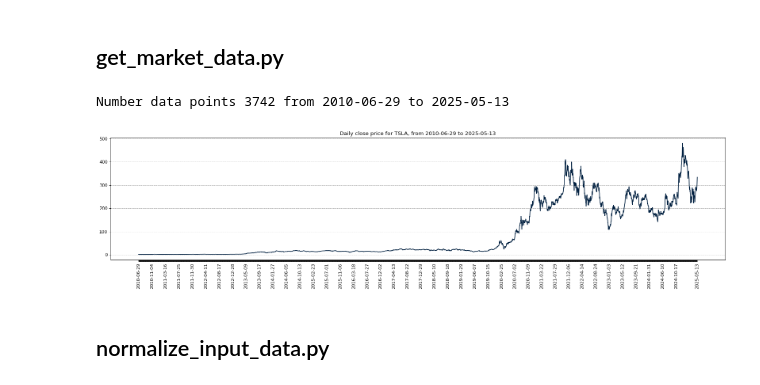
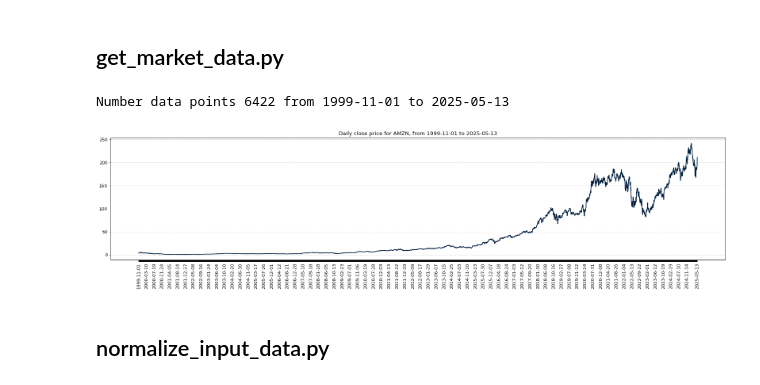
Before and after one commit to chandlerketelsen/portfolio, a Jupyter notebook: Deep Learning/LSTM Markets/lstm_alpha_academy.ipynb, the cells around one changed output. Cells and saved outputs as stored; diff of their text form; code cells hidden in the pictures.

```diff
--- a/Deep Learning/LSTM Markets/lstm_alpha_academy.ipynb
+++ b/Deep Learning/LSTM Markets/lstm_alpha_academy.ipynb
@@ -54,7 +54,7 @@ All libraries loaded.
 config = {
     "alpha_vantage": {
         "key": "demo", # you can use the demo API key for this project, but please make sure to get your own API key at https://www.alphavantage.co/support/#api-key
-        "symbol": "TSLA",
+        "symbol": "AMZN",
         "outputsize": "full",
         "key_adjusted_close": "5. adjusted close",
     },
@@ -90,38 +90,38 @@ config = {
 # %%
 
 def download_data(config):
-    ts = TimeSeries(key='WT3P7957XP6T1AU1') #you can use the demo API key for this project, but please make sure to eventually get your own API key at https://www.alphavantage.co/support/#api-key.
+    ts = TimeSeries(key='demo') #you can use the demo API key for this project, but please make sure to eventually get your own API key at https://www.alphavantage.co/support/#api-key.
     data, meta_data = ts.get_daily_adjusted(config["alpha_vantage"]["symbol"], outputsize=config["alpha_vantage"]["outputsize"])
 
     data_date = [date for date in data.keys()]
     data_date.reverse()
 
     data_close_price = [float(data[date][config["alpha_vantage"]["key_adjusted_close"]]) for date in data.keys()]
     data_close_price.reverse()
     data_close_price = np.array(data_close_price)
 
     num_data_points = len(data_date)
     display_date_range = "from " + data_date[0] + " to " + data_date[num_data_points-1]
     print("Number data points", num_data_points, display_date_range)
 
     return data_date, data_close_price, num_data_points, display_date_range
 
 data_date, data_close_price, num_data_points, display_date_range = download_data(config)
 
 # plot
 
 fig = figure(figsize=(25, 5), dpi=80)
 fig.patch.set_facecolor((1.0, 1.0, 1.0))
 plt.plot(data_date, data_close_price, color=config["plots"]["color_actual"])
 xticks = [data_date[i] if ((i%config["plots"]["xticks_interval"]==0 and (num_data_points-i) > config["plots"]["xticks_interval"]) or i==num_data_points-1) else None for i in range(num_data_points)] # make x ticks nice
 x = np.arange(0,len(xticks))
 plt.xticks(x, xticks, rotation='vertical')
 plt.title("Daily close price for " + config["alpha_vantage"]["symbol"] + ", " + display_date_range)
 plt.grid(which='major', axis='y', linestyle='--')
 plt.show()
 # %% [output]
-Number data points 3742 from 2010-06-29 to 2025-05-13
+Number data points 6422 from 1999-11-01 to 2025-05-13
-[figure, old version]
+[figure, new version]
 # %% [markdown]
 ## normalize_input_data.py
 # %%
```
Also changed, not shown: parts of 6 cells of this notebook.
